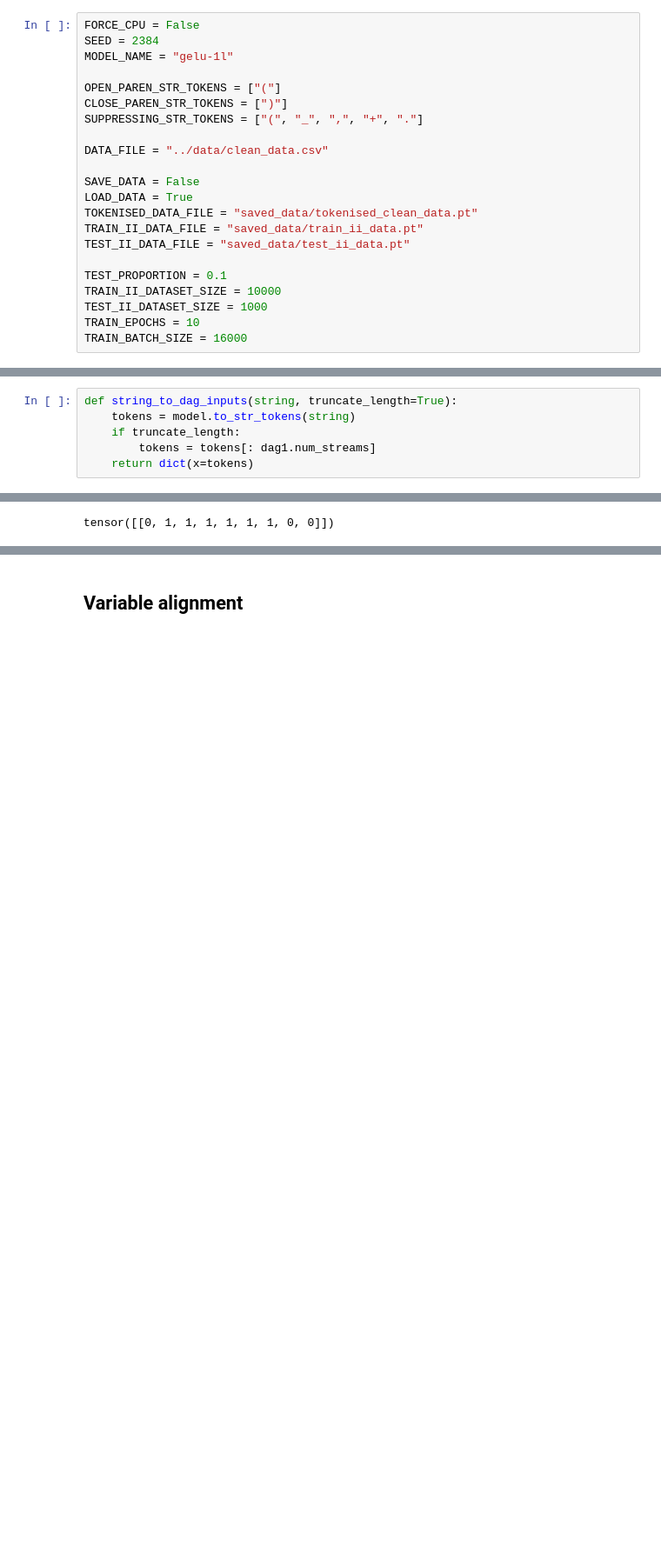
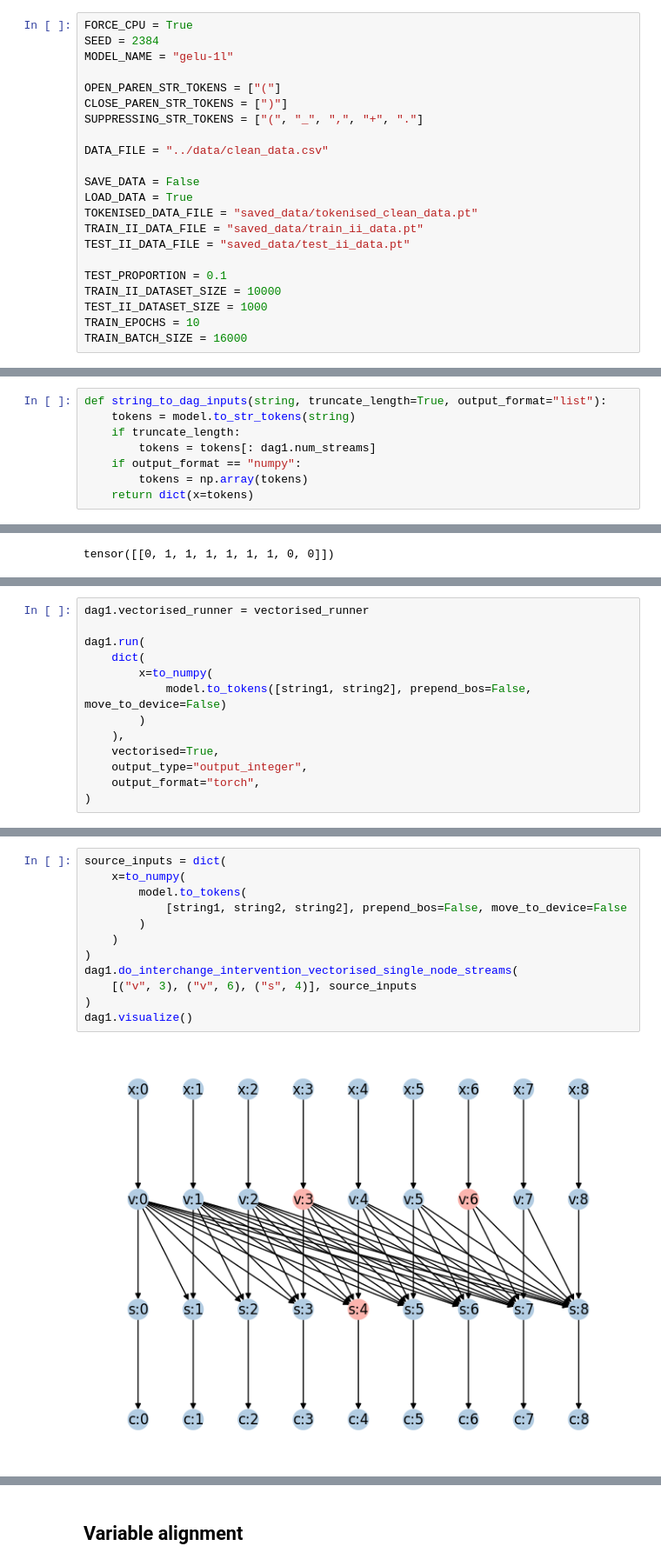
Before and after one commit to adamimos/causal-networks, a Jupyter notebook: playground/paren-balancing.ipynb, the cells around one changed output, grey strips where cells are left out. Shown at 87% size. Saved outputs shown, nothing was run; the diff lists cells and outputs as text; blank space fills up the shorter version.

Commit message:
Added hacky vectorised DAG implementation

```diff
--- a/playground/paren-balancing.ipynb
+++ b/playground/paren-balancing.ipynb
@@ -7,7 +7,7 @@
 The autoreload extension is already loaded. To reload it, use:
   %reload_ext autoreload
 # %%
-FORCE_CPU = False
+FORCE_CPU = True
 SEED = 2384
 MODEL_NAME = "gelu-1l"
 
@@ -150,10 +151,12 @@ dag1.visualize()
 │ c    │ close_paren_f… │ -       │ -       │ -       │ -       │ -       │ -       │ -       │ -       │ -       │
 └──────┴────────────────┴─────────┴─────────┴─────────┴─────────┴─────────┴─────────┴─────────┴─────────┴─────────┘
 # %%
-def string_to_dag_inputs(string, truncate_length=True):
+def string_to_dag_inputs(string, truncate_length=True, output_format="list"):
     tokens = model.to_str_tokens(string)
     if truncate_length:
         tokens = tokens[: dag1.num_streams]
+    if output_format == "numpy":
+        tokens = np.array(tokens)
     return dict(x=tokens)
 # %%
 string1 = "(d(d)d)d"
@@ -227,0 +275,13 @@ dag1.visualize()
+# %%
+dag1.vectorised_runner = vectorised_runner
+
+dag1.run(
+    dict(
+        x=to_numpy(
+            model.to_tokens([string1, string2], prepend_bos=False, move_to_device=False)
+        )
+    ),
+    vectorised=True,
+    output_type="output_integer",
+    output_format="torch",
+)
@@ -227,0 +291,14 @@ dag1.visualize()
+# %%
+source_inputs = dict(
+    x=to_numpy(
+        model.to_tokens(
+            [string1, string2, string2], prepend_bos=False, move_to_device=False
+        )
+    )
+)
+dag1.do_interchange_intervention_vectorised_single_node_streams(
+    [("v", 3), ("v", 6), ("s", 4)], source_inputs
+)
+dag1.visualize()
+# %% [output]
+[figure, added]
```
Also changed, not shown: parts of 9 cells of this notebook, 2 other files.
